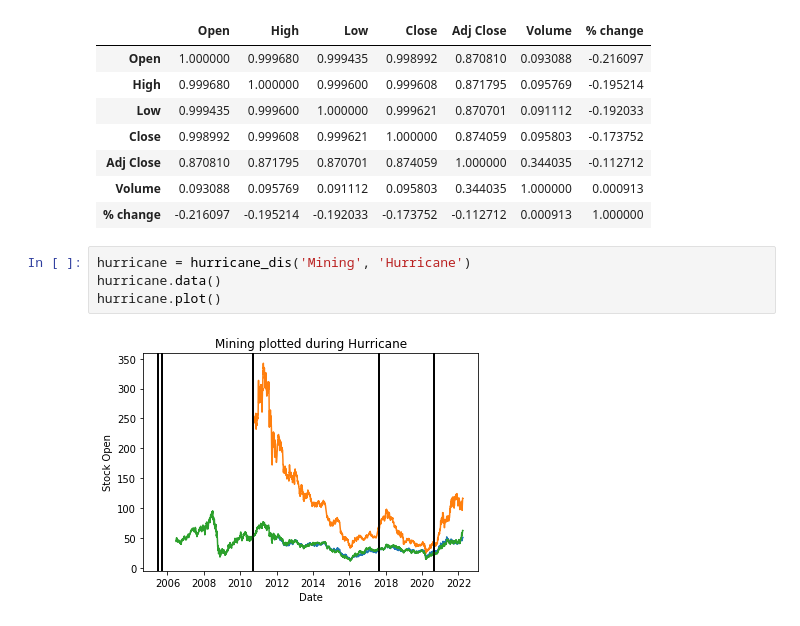
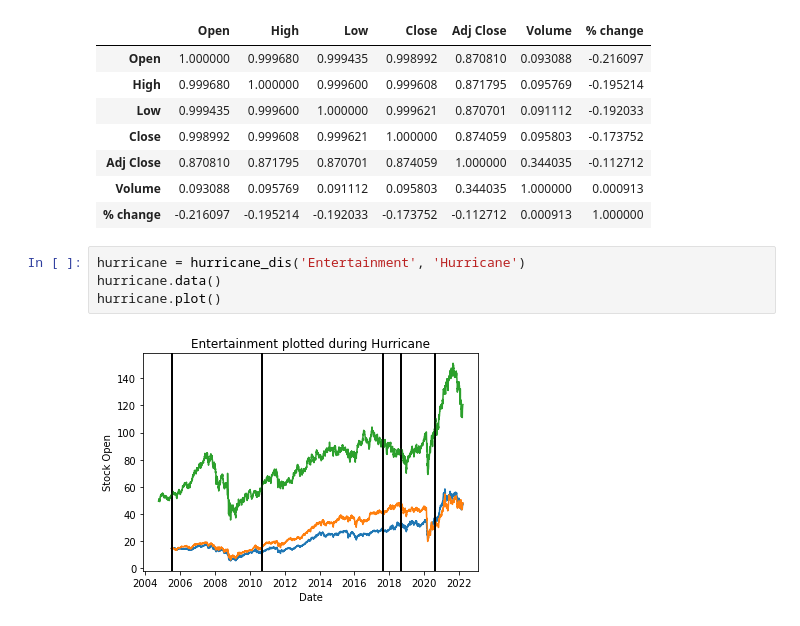
Before and after one commit to zessesni/CMSE202Financial3, a Jupyter notebook: CMSE 202 Financial 3 Official.ipynb, the cells around one changed output. Saved outputs shown, nothing was run; the diff lists cells and outputs as text.

```diff
--- a/CMSE 202 Financial 3 Official.ipynb
+++ b/CMSE 202 Financial 3 Official.ipynb
@@ -544,8 +656,8 @@ snowstorm.corr()
 | Volume | 0.093088 | 0.095769 | 0.091112 | 0.095803 | 0.344035 | 1.000000 | 0.000913 |
 | % change | -0.216097 | -0.195214 | -0.192033 | -0.173752 | -0.112712 | 0.000913 | 1.000000 |
 # %%
-hurricane = hurricane_dis('Mining', 'Hurricane')
+hurricane = hurricane_dis('Entertainment', 'Hurricane')
 hurricane.data()
 hurricane.plot()
 # %% [output]
-[figure, old version]
+[figure, new version]
```
Also changed, not shown: parts of 10 cells of this notebook.
